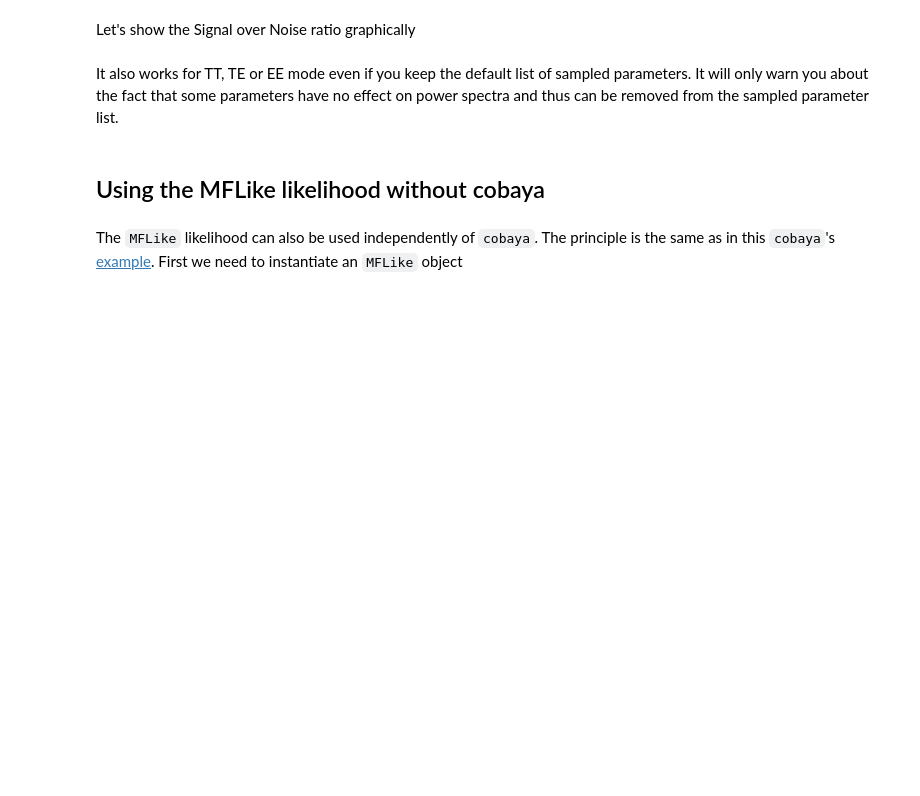
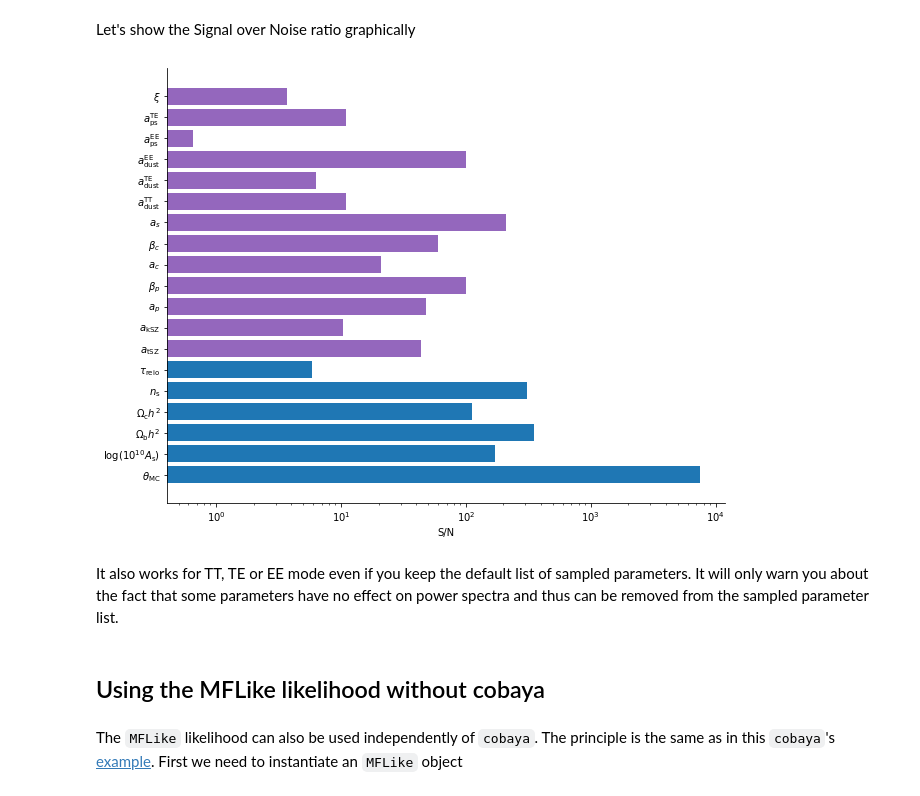
Before and after one commit to simonsobs/LAT_MFLike, a Jupyter notebook: notebooks/mflike_tutorial.ipynb, the cells around one changed output. Cells and saved outputs as stored; diff of their text form; code cells hidden in the pictures; blank space fills up the shorter version.

```diff
--- a/notebooks/mflike_tutorial.ipynb
+++ b/notebooks/mflike_tutorial.ipynb
@@ -534,9 +567,5 @@ cbar.set_label("correlation coefficient")
 # %% [markdown]
 and the Fisher estimated noise
 # %%
-for param_name, param_sigma in zip(fisher_params, fisher_sigmas):
-    print(
-        "param: {}, sigma: {}, Fisher S/N: {}".format(
-            param_name, param_sigma, defaults[param_name] / param_sigma
-        )
-    )
+for name, sigma in zip(fisher_params, fisher_sigmas):
+    print(f"param: {name}, sigma: {sigma}, Fisher S/N: {defaults[name]/sigma}")
@@ -543,18 +592,19 @@ for param_name, param_sigma in zip(fisher_params, fisher_sigmas):
 # %% [markdown]
 Let's show the Signal over Noise ratio graphically
 # %%
-plt.figure(figsize=(10, 6))
-SoN = [
-    defaults[param_name] / param_sigma
-    for param_name, param_sigma in zip(fisher_params, fisher_sigmas)
+plt.figure(figsize=(10, 8))
+SoN = [defaults[name] / sigma for name, sigma in zip(fisher_params, fisher_sigmas)]
+colors = [
+    "tab:blue" if name in cosmo_params else "tab:purple" for name in fisher_params
 ]
-colors = ["tab:blue" if name in cosmo_params else "tab:purple" for name in fisher_params]
-plt.barh(np.arange(len(SoN)), SoN, color=colors, alpha=0.8)
+plt.barh(np.arange(len(SoN)), SoN, color=colors)
 plt.xscale("log")
 plt.xlabel("S/N")
-plt.yticks(range(len(fisher_params)), fisher_params)
+plt.yticks(range(len(fisher_params)), latex_names)
 plt.gca().spines["right"].set_color(None)
 plt.gca().spines["top"].set_color(None)
+# %% [output]
+[figure, added]
 # %% [markdown]
 It also works for TT, TE or EE mode even if you keep the default list of sampled parameters. It will
 only warn you about the fact that some parameters have no effect on power spectra and thus can be
```
Also changed, not shown: parts of 29 cells of this notebook.
